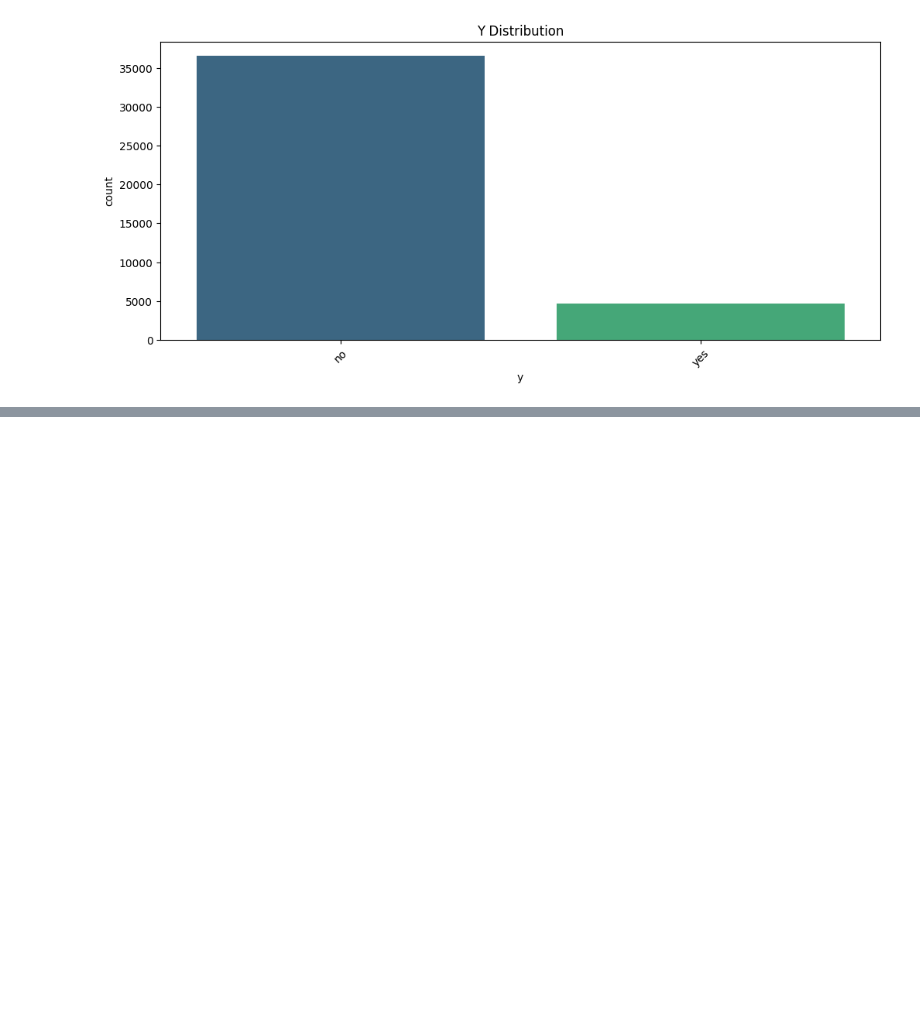
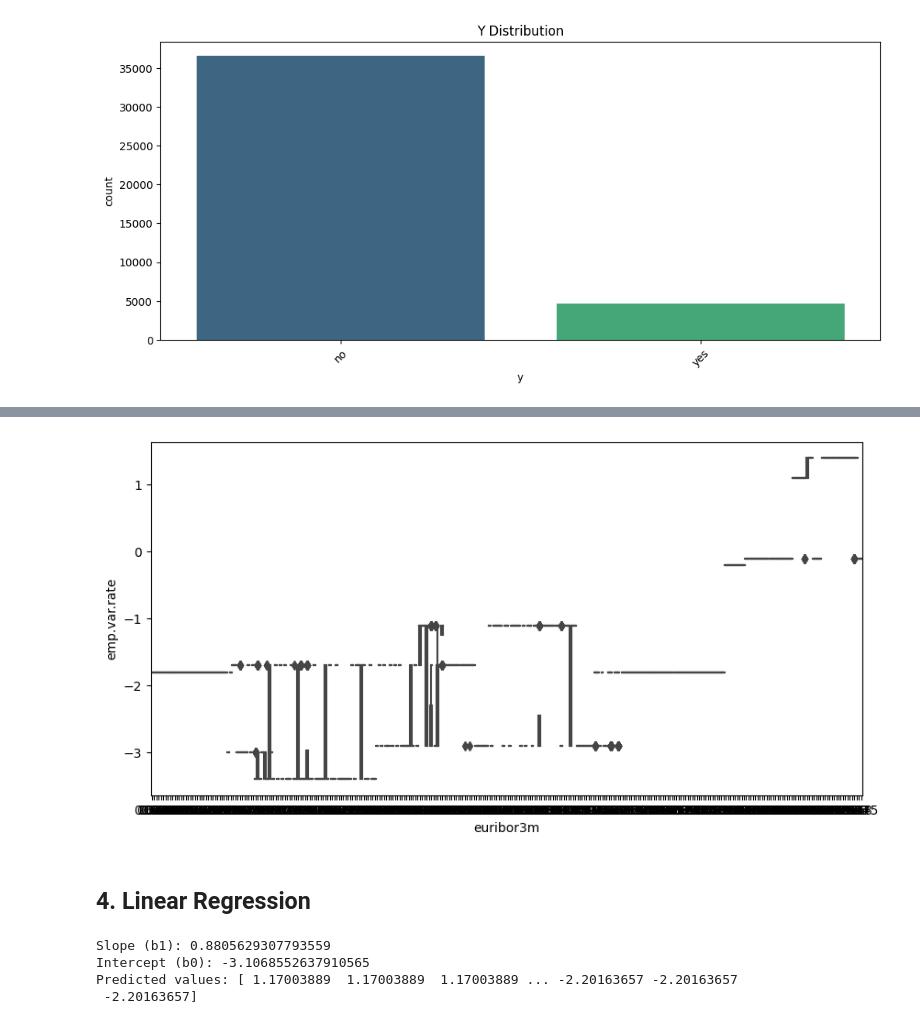
Before and after one commit to flynn-ky-t2/kaggle_f., a Jupyter notebook: bank-marketing-coding-practice.ipynb, the cells around one changed output, grey strips where cells are left out. Drawn from its saved outputs; the diff is of its cells as text; code cells hidden in the pictures; blank space fills up the shorter version.

```diff
--- a/bank-marketing-coding-practice.ipynb
+++ b/bank-marketing-coding-practice.ipynb
@@ -279,0 +439,46 @@ marketing[['duration', 'emp.var.rate', 'cons.price.idx',
+# %%
+plt.figure(figsize=(10,5))
+sns.boxplot(x='euribor3m', y='emp.var.rate', data=marketing_cleaned)
+plt.title("")
+plt.show()
+# %% [output]
+[figure, added]
+# %% [markdown]
+## 4. Linear Regression
+# %%
+import numpy as np
+
+# Sample data
+X = np.array(marketing_cleaned['euribor3m'])
+y = np.array(marketing_cleaned['emp.var.rate'])
+
+# Calculate means
+mean_X = np.mean(X)
+mean_y = np.mean(y)
+
+# Calculate standard deviations
+sd_X = np.std(X, ddof=1)
+sd_y = np.std(y, ddof=1)
+
+# Calculate correlation
+correlation = np.corrcoef(X, y)[0, 1]
+
+# Calculate slope (b1) using the formula: b1 = (correlation * sd_y) / sd_X
+slope = (correlation * sd_y) / sd_X
+
+# Calculate intercept (b0) using the formula: b0 = mean_y - slope * mean_X
+intercept = mean_y - slope * mean_X
+
+# Print the slope and intercept
+print(f"Slope (b1): {slope}")
+print(f"Intercept (b0): {intercept}")
+
+# Use the manually calculated coefficients to predict y values
+y_pred = intercept + slope * X
+
+print(f"Predicted values: {y_pred}")
+# %% [output]
+Slope (b1): 0.8805629307793559
+Intercept (b0): -3.1068552637910565
+Predicted values: [ 1.17003889  1.17003889  1.17003889 ... -2.20163657 -2.20163657
+ -2.20163657]
```
Also changed, not shown: parts of 55 cells of this notebook.
